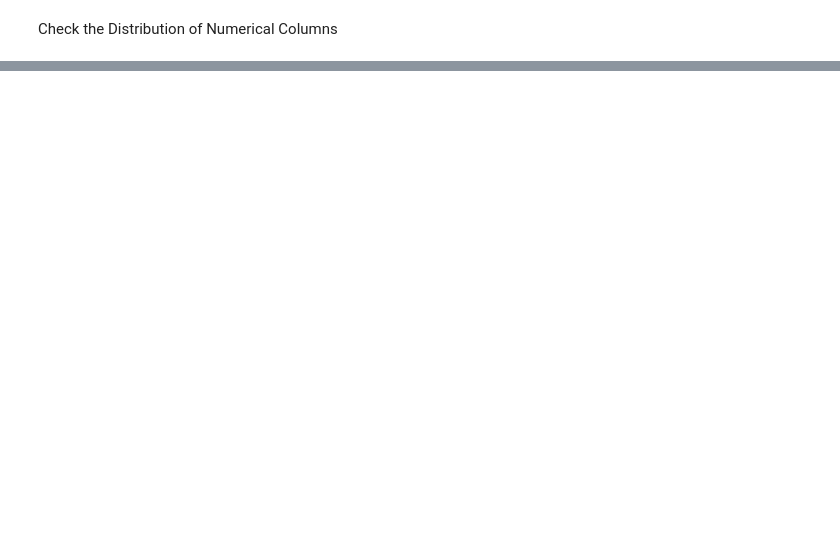
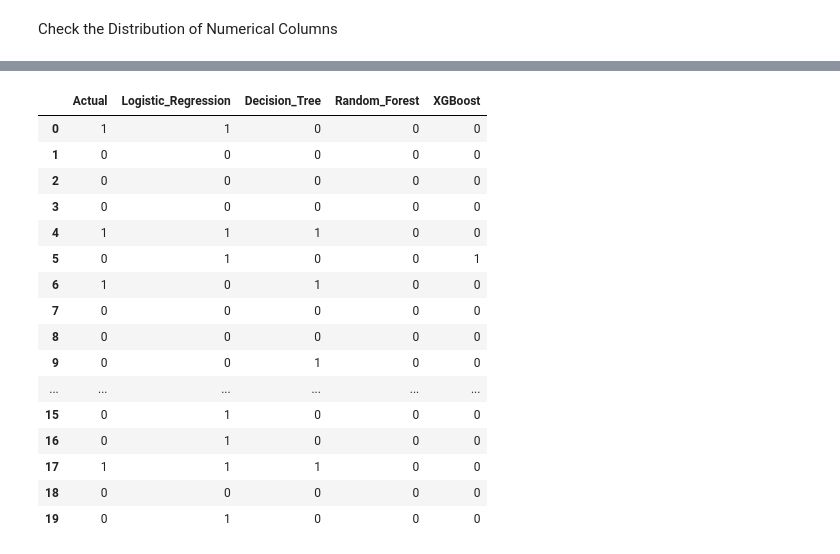
Before and after one commit to bhatturvashi2618-sketch/capstoneproject2, a Jupyter notebook: Copy_of_loan_approval.ipynb, the cells around one changed output, grey strips where cells are left out. Drawn from its saved outputs; the diff is of its cells as text; code cells hidden in the pictures; blank space fills up the shorter version.

```diff
--- a/Copy_of_loan_approval.ipynb
+++ b/Copy_of_loan_approval.ipynb
@@ -99,7 +97,10 @@ pd.set_option('display.max_columns', None)
 # Setting this option will print all of the data in a feature
 pd.set_option('display.max_colwidth', None)
 # %%
+from google.colab import drive
+drive.mount('/content/drive')
+
 import pandas as pd
-accepted_df = pd.read_csv('/content/sample_data/accepted_2007_to_2018Q4.csv', nrows=10000)
+accepted_df = pd.read_csv('/content/drive/My Drive/accepted_2007_to_2018Q4.csv', nrows=10000)
 display(accepted_df.head())
 # %% [output]
@@ -380,0 +458,10 @@ There are a few ways to connect Colab to GitHub:
+# %%
+#Random Forest
+from sklearn.ensemble import RandomForestClassifier
+
+rf = RandomForestClassifier(
+    n_estimators=200,
+    random_state=42
+)
+
+rf.fit(X_train, y_train)
@@ -380,0 +481,10 @@ There are a few ways to connect Colab to GitHub:
+# %%
+from xgboost import XGBClassifier
+
+xgb = XGBClassifier(
+    objective="binary:logistic",
+    eval_metric="logloss",
+    random_state=42
+)
+
+xgb.fit(X_train, y_train)
@@ -380,0 +504,38 @@ There are a few ways to connect Colab to GitHub:
+# %%
+#Make predictions on test data
+lr_pred = lr.predict(X_test)
+
+dt_pred = dt.predict(X_test)
+
+rf_pred = rf.predict(X_test)
+
+xgb_pred = xgb.predict(X_test)
+# %%
+#Create a comparison dataframe
+prediction_df = pd.DataFrame({
+    "Actual": y_test.values,
+    "Logistic_Regression": lr_pred,
+    "Decision_Tree": dt_pred,
+    "Random_Forest": rf_pred,
+    "XGBoost": xgb_pred
+})
+
+prediction_df.head(20)
+# %% [output]
+|  | Actual | Logistic_Regression | Decision_Tree | Random_Forest | XGBoost |
+| 0 | 1 | 1 | 0 | 0 | 0 |
+| 1 | 0 | 0 | 0 | 0 | 0 |
+| 2 | 0 | 0 | 0 | 0 | 0 |
+| 3 | 0 | 0 | 0 | 0 | 0 |
+| 4 | 1 | 1 | 1 | 0 | 0 |
+| 5 | 0 | 1 | 0 | 0 | 1 |
+| 6 | 1 | 0 | 1 | 0 | 0 |
+| 7 | 0 | 0 | 0 | 0 | 0 |
+| 8 | 0 | 0 | 0 | 0 | 0 |
+| 9 | 0 | 0 | 1 | 0 | 0 |
+| ... | ... | ... | ... | ... | ... |
+| 15 | 0 | 1 | 0 | 0 | 0 |
+| 16 | 0 | 1 | 0 | 0 | 0 |
+| 17 | 1 | 1 | 1 | 0 | 0 |
+| 18 | 0 | 0 | 0 | 0 | 0 |
+| 19 | 0 | 1 | 0 | 0 | 0 |
```
Also changed, not shown: parts of 57 cells of this notebook.
